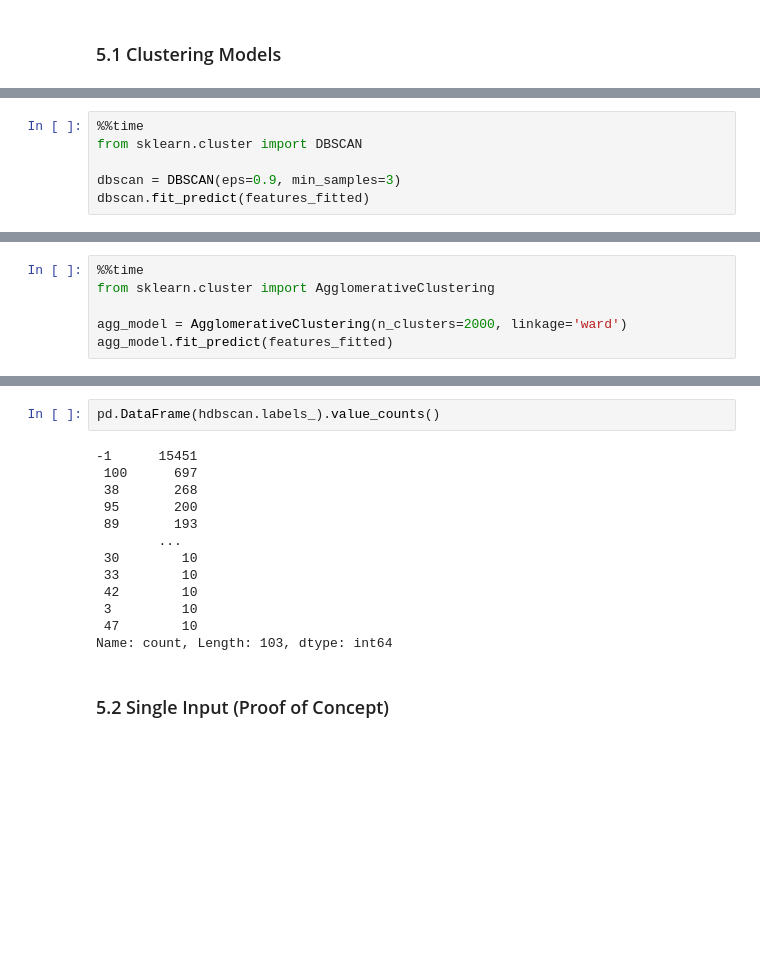
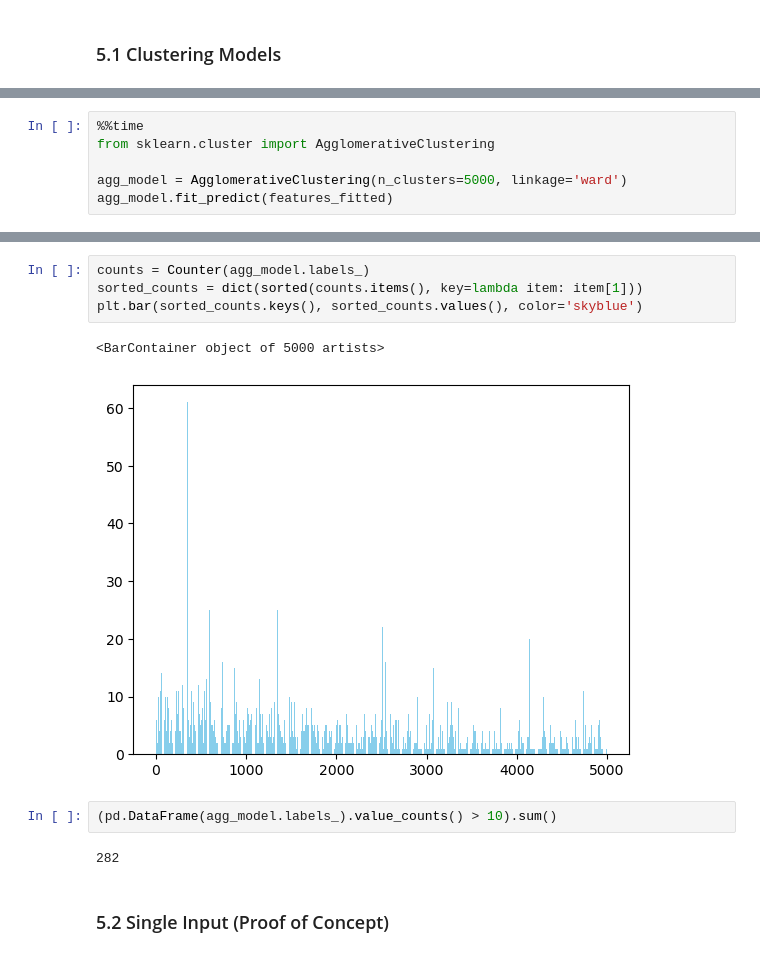
Before and after one commit to ChessGuy/data-projects, a Jupyter notebook: Board Game Recommender/Board Game Recommender.ipynb, the cells around one changed output, grey strips where cells are left out. Saved outputs shown, nothing was run; the diff lists cells and outputs as text; blank space fills up the shorter version.

Commit message:
Working on model selection

```diff
--- a/Board Game Recommender/Board Game Recommender.ipynb
+++ b/Board Game Recommender/Board Game Recommender.ipynb
@@ -892,6 +599,0 @@ Name: count, Length: 5000, dtype: int64
-# %%
-%%time
-from sklearn.cluster import DBSCAN
-
-dbscan = DBSCAN(eps=0.9, min_samples=3)
-dbscan.fit_predict(features_fitted)
@@ -918,6 +612,6 @@ Name: count, Length: 555, dtype: int64
 %%time
 from sklearn.cluster import AgglomerativeClustering
 
-agg_model = AgglomerativeClustering(n_clusters=2000, linkage='ward')
+agg_model = AgglomerativeClustering(n_clusters=5000, linkage='ward')
 agg_model.fit_predict(features_fitted)
 # %% [output]
@@ -952,18 +636,14 @@ array([-1, -1, -1, ..., -1, -1, -1], dtype=int64)
-# %%
-pd.DataFrame(hdbscan.labels_).value_counts()
-# %% [output]
--1      15451
- 100      697
- 38       268
- 95       200
- 89       193
-        ...
- 30        10
- 33        10
- 42        10
- 3         10
- 47        10
-Name: count, Length: 103, dtype: int64
+# %%
+counts = Counter(agg_model.labels_)
+sorted_counts = dict(sorted(counts.items(), key=lambda item: item[1]))
+plt.bar(sorted_counts.keys(), sorted_counts.values(), color='skyblue')
+# %% [output]
+<BarContainer object of 5000 artists>
+[figure, added]
+# %%
+(pd.DataFrame(agg_model.labels_).value_counts() > 10).sum()
+# %% [output]
+282
 # %% [markdown]
 ### 5.2 Single Input (Proof of Concept) <a class="anchor" id="proof"></a>
 # %% [markdown]
```
Also changed, not shown: parts of 40 cells of this notebook.
